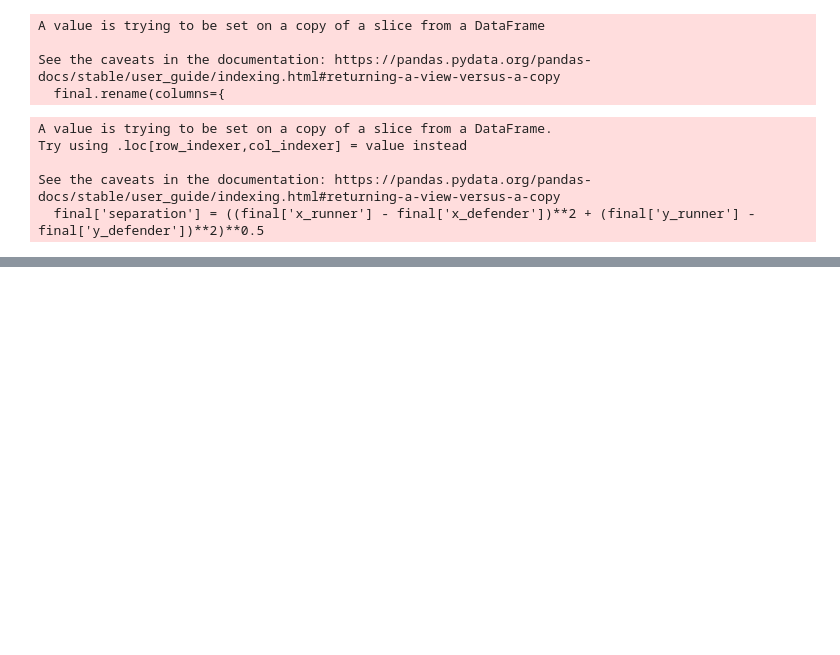
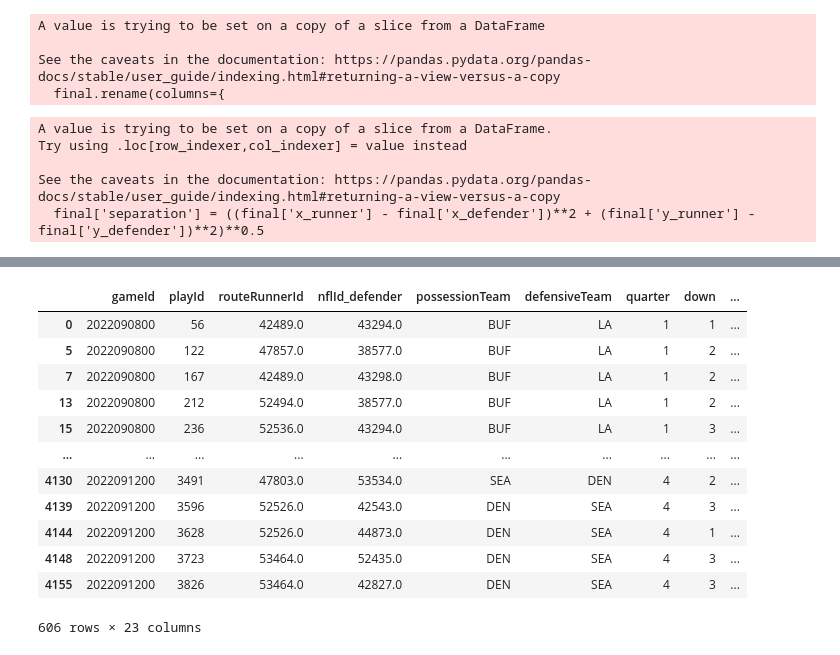
Before and after one commit to rohitbh7/nfl, a Jupyter notebook: submission.ipynb, the cells around one changed output, grey strips where cells are left out. Saved outputs shown, nothing was run; the diff lists cells and outputs as text; code cells hidden in the pictures; blank space fills up the shorter version.

```diff
--- a/submission.ipynb
+++ b/submission.ipynb
@@ -306,0 +376,16 @@ week1
+# %%
+week1[week1['hadPassReception']==1]
+# %% [output]
+|  | gameId | playId | routeRunnerId | nflId_defender | possessionTeam | defensiveTeam | quarter | down | ... |
+| 0 | 2022090800 | 56 | 42489.0 | 43294.0 | BUF | LA | 1 | 1 | ... |
+| 5 | 2022090800 | 122 | 47857.0 | 38577.0 | BUF | LA | 1 | 2 | ... |
+| 7 | 2022090800 | 167 | 42489.0 | 43298.0 | BUF | LA | 1 | 2 | ... |
+| 13 | 2022090800 | 212 | 52494.0 | 38577.0 | BUF | LA | 1 | 2 | ... |
+| 15 | 2022090800 | 236 | 52536.0 | 43294.0 | BUF | LA | 1 | 3 | ... |
+| ... | ... | ... | ... | ... | ... | ... | ... | ... | ... |
+| 4130 | 2022091200 | 3491 | 47803.0 | 53534.0 | SEA | DEN | 4 | 2 | ... |
+| 4139 | 2022091200 | 3596 | 52526.0 | 42543.0 | DEN | SEA | 4 | 3 | ... |
+| 4144 | 2022091200 | 3628 | 52526.0 | 44873.0 | DEN | SEA | 4 | 1 | ... |
+| 4148 | 2022091200 | 3723 | 53464.0 | 52435.0 | DEN | SEA | 4 | 3 | ... |
+| 4155 | 2022091200 | 3826 | 53464.0 | 42827.0 | DEN | SEA | 4 | 3 | ... |
+606 rows × 23 columns
```
Also changed, not shown: parts of 14 cells of this notebook.
